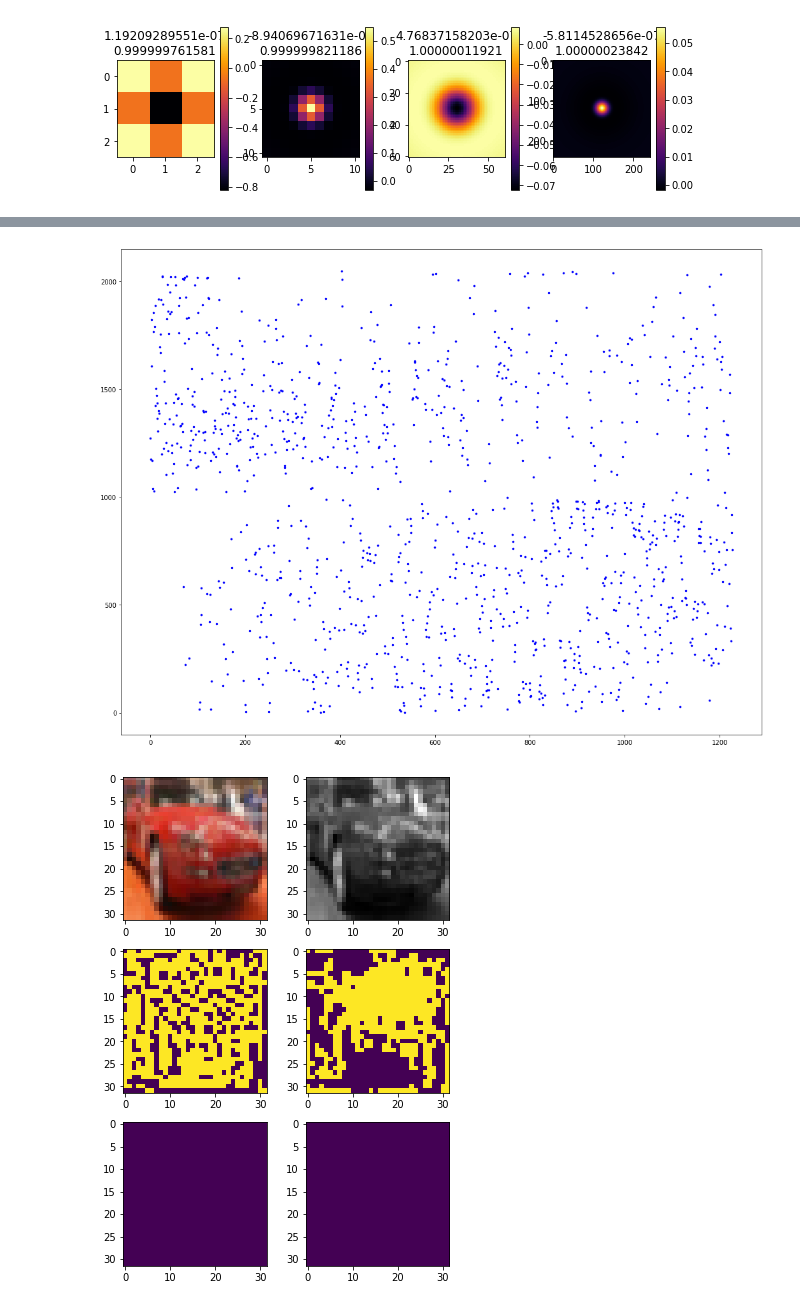
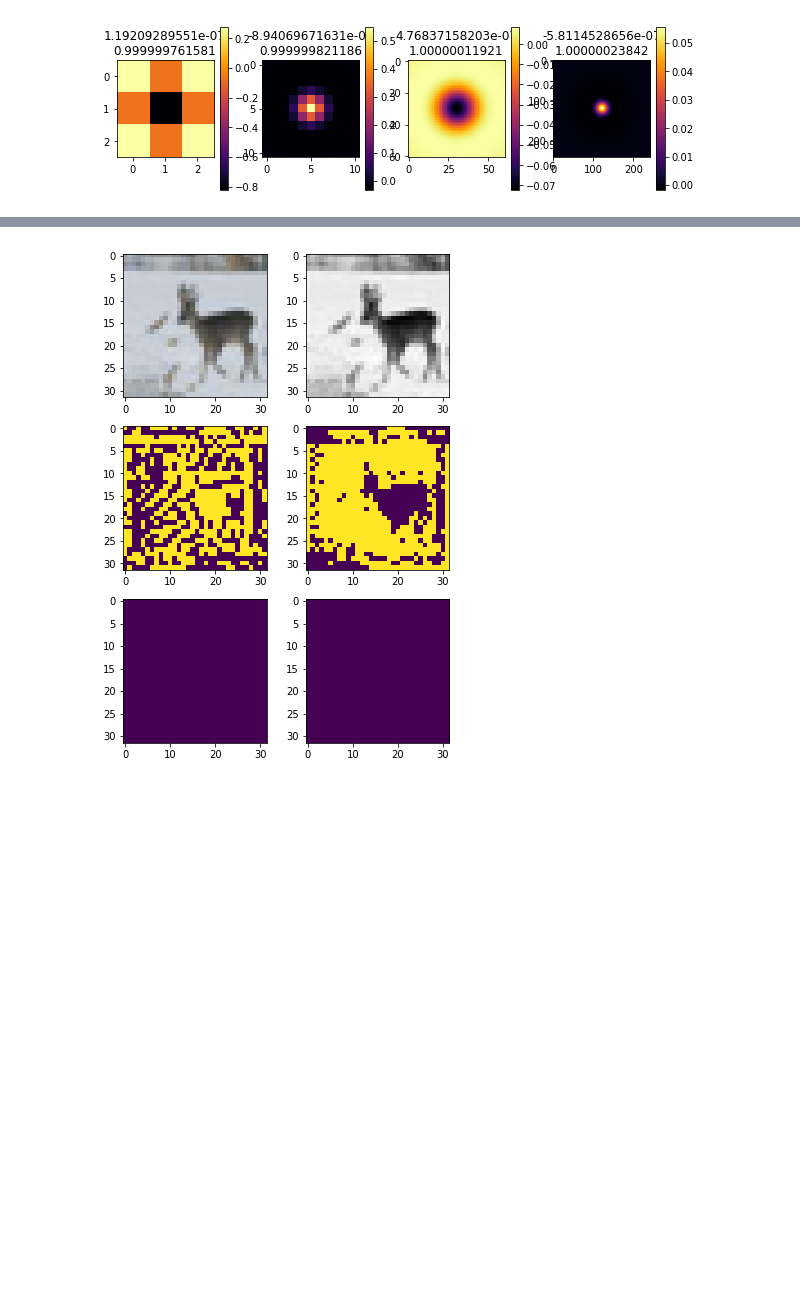
Before and after one commit to chanokin/convert_to_roc, a Jupyter notebook: test_read_cifar10.ipynb, the cells around one changed output, grey strips where cells are left out. Saved outputs shown, nothing was run; the diff lists cells and outputs as text; code cells hidden in the pictures; blank space fills up the shorter version.

```diff
--- a/test_read_cifar10.ipynb
+++ b/test_read_cifar10.ipynb
@@ -52,4 +52,7 @@ print(len(files))
 # %%
+dir_name = "./output_spikes/class_000004"
+files = glob.glob(os.path.join(dir_name, '*'))
+
 spikes = []
 fw = 3.
 for f in files[-2:]:
@@ -95,16 +98,20 @@ for f in files[-2:]:
 #     if min_s < 0:
 #         s += np.min(s)
 #     s = np.clip(s, 0, 255)
-    plt.figure()
-    ax = plt.subplot(1, 3, 1)
+    plt.figure(figsize=(10, 3))
+    ax = plt.subplot(1, 4, 1)
     im = plt.imshow(s)
     plt.colorbar(im)
 
-    ax = plt.subplot(1, 3, 2)
+    ax = plt.subplot(1, 4, 2)
     im = plt.imshow(data['grayscale_image'])
     plt.colorbar(im)
 
-    ax = plt.subplot(1, 3, 3)
+    ax = plt.subplot(1, 4, 3)
+    im = plt.imshow(data['color_image'].astype('uint8'))
+    plt.colorbar(im)
+
+    ax = plt.subplot(1, 4, 4)
     im = plt.imshow(np.clip(c, 0, 255))
     plt.colorbar(im)
 
@@ -121,32 +128,31 @@ for f in files[-2:]:
 # %%
 ssa = []
 fw = 3.
 for f in files[-1:]:
     data = todict(np.load(f, allow_pickle=True))
     ssa[:] = data['spike_source_array']
 
-    plt.figure(figsize=(18, 14))
-    for i, times in enumerate(ssa):
-        if len(times):
-            plt.plot(times, i*np.ones_like(times), '.b', markersize=5)
-    plt.show()
+#     plt.figure(figsize=(18, 14))
+#     for i, times in enumerate(ssa):
+#         if len(times):
+#             plt.plot(times, i*np.ones_like(times), '.b', markersize=5)
+#     plt.show()
 
     fig = plt.figure(figsize=(fw*2, fw*3))
     ax = plt.subplot(3, 2, 1)
     plt.imshow(data['color_image'].astype('uint8'))
     ax = plt.subplot(3, 2, 2)
     plt.imshow(data['grayscale_image'].astype('uint8'), cmap='gray')
     shape = data['grayscale_image'].shape
 
     for scale in range(4):
         ax = plt.subplot(3, 2, 3 + scale)
         plt.imshow(ssa_to_img(ssa, scale, shape))
 
     plt.show()
 #     im = plt.matshow()
 # %% [output]
-[figure, old version]
+[figure, new version]
-[figure, removed]
 # %%
 ssa = []
 fw = 5.
```
Also changed, not shown: parts of 3 cells of this notebook, 4 other files.
